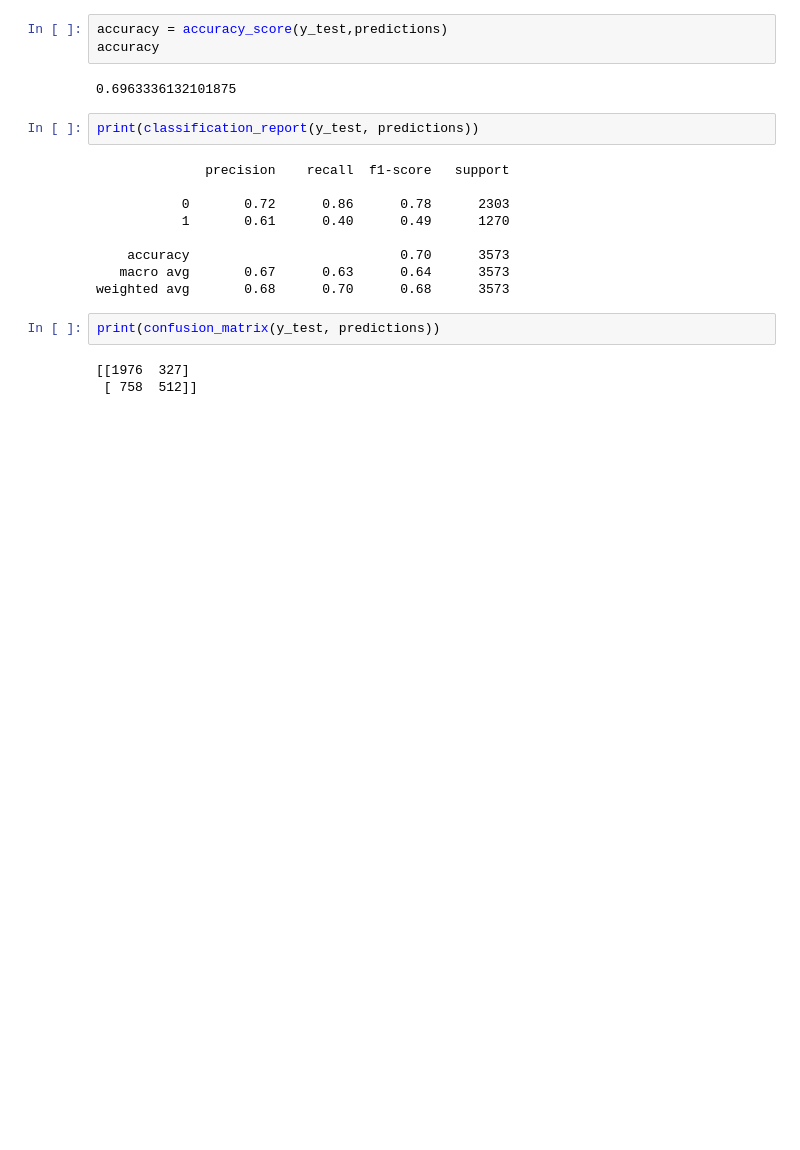
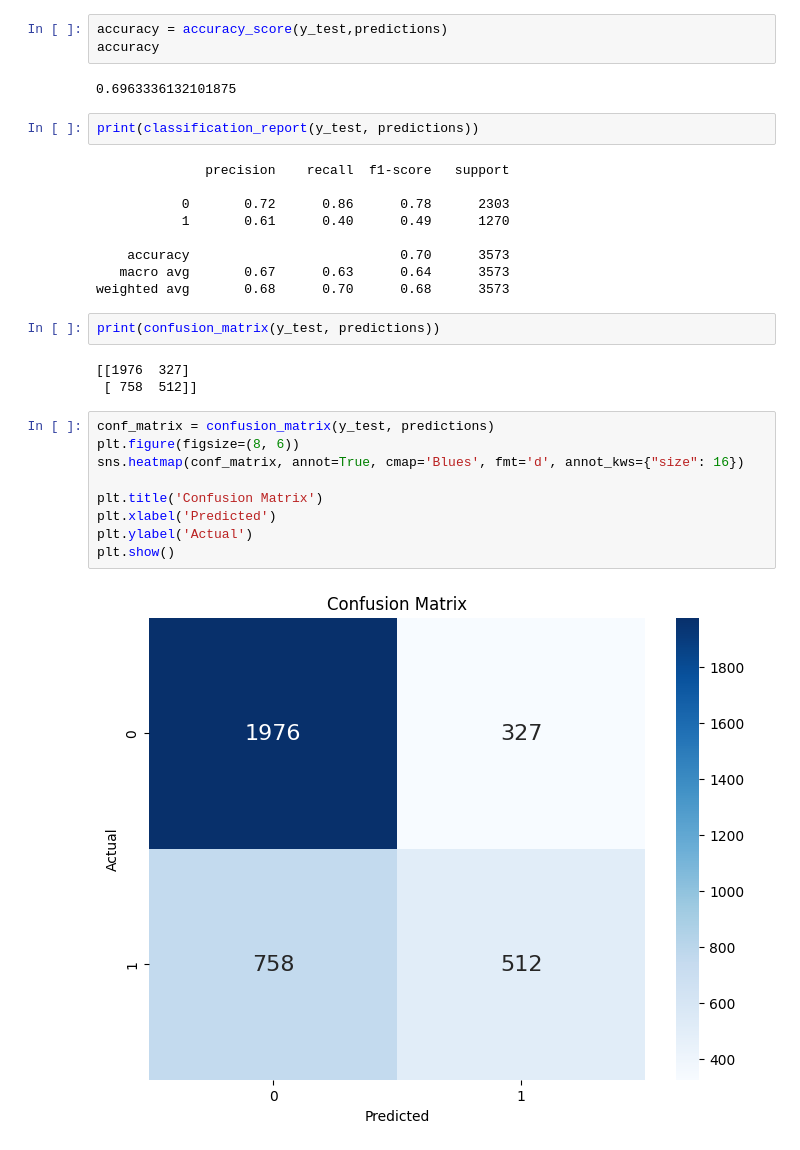
Before and after one commit to Cheryl0905/Datathon, a Jupyter notebook: Olivia_RSM8432_Datathon.ipynb, the cells around one changed output. Saved outputs shown, nothing was run; the diff lists cells and outputs as text; blank space fills up the shorter version.

```diff
--- a/Olivia_RSM8432_Datathon.ipynb
+++ b/Olivia_RSM8432_Datathon.ipynb
@@ -97,3 +98,14 @@ print(confusion_matrix(y_test, predictions))
 # %% [output]
 [[1976  327]
  [ 758  512]]
+# %%
+conf_matrix = confusion_matrix(y_test, predictions)
+plt.figure(figsize=(8, 6))
+sns.heatmap(conf_matrix, annot=True, cmap='Blues', fmt='d', annot_kws={"size": 16})
+
+plt.title('Confusion Matrix')
+plt.xlabel('Predicted')
+plt.ylabel('Actual')
+plt.show()
+# %% [output]
+[figure, added]
```
Also changed, not shown: parts of 1 cell of this notebook.
